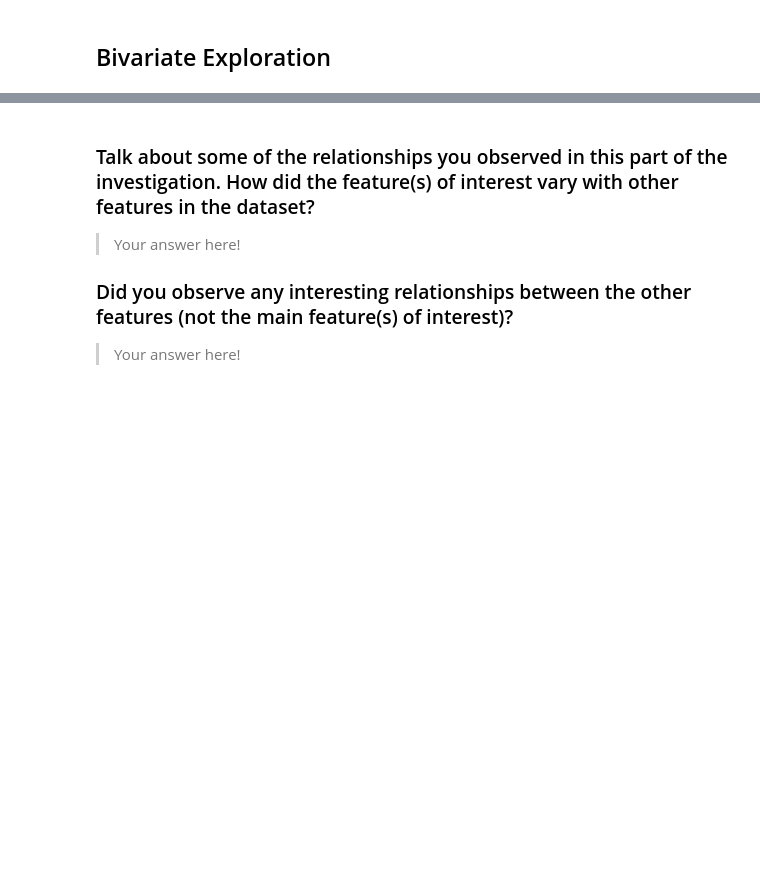
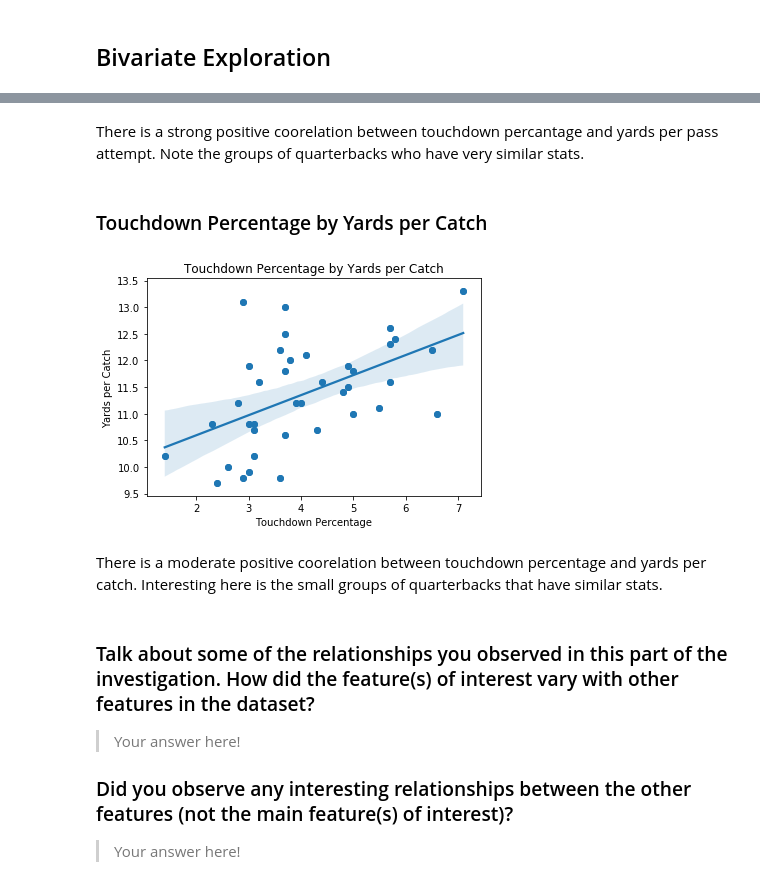
Before and after one commit to ChristopherSJames/Quarterback-Point-Analysis-2016, a Jupyter notebook: qb_point_analysis.ipynb, the cells around one changed output, grey strips where cells are left out. Drawn from its saved outputs; the diff is of its cells as text; code cells hidden in the pictures; blank space fills up the shorter version.

```diff
--- a/qb_point_analysis.ipynb
+++ b/qb_point_analysis.ipynb
@@ -309,3 +322,18 @@ There appears to be a moderate coorelation between touchdown percentage and comp
+# %% [markdown]
+There is a strong positive coorelation between touchdown percantage and yards per pass attempt. Note the groups of quarterbacks who have very similar stats.
+# %% [markdown]
+### Touchdown Percentage by Yards per Catch
+# %%
+#Touchdown Percentage by Yards per Catch
+sb.regplot(df['TD%'], df['Y/C'])
+plt.scatter(data = df, x = 'TD%', y = 'Y/C')
+plt.title('Touchdown Percentage by Yards per Catch')
+plt.xlabel('Touchdown Percentage')
+plt.ylabel('Yards per Catch');
+# %% [output]
+[figure, added]
+# %% [markdown]
+There is a moderate positive coorelation between touchdown percentage and yards per catch. Interesting here is the small groups of quarterbacks that have similar stats.
 # %% [markdown]
 ### Talk about some of the relationships you observed in this part of the investigation. How did the feature(s) of interest vary with other features in the dataset?
 
```
Also changed, not shown: parts of 8 cells of this notebook.
